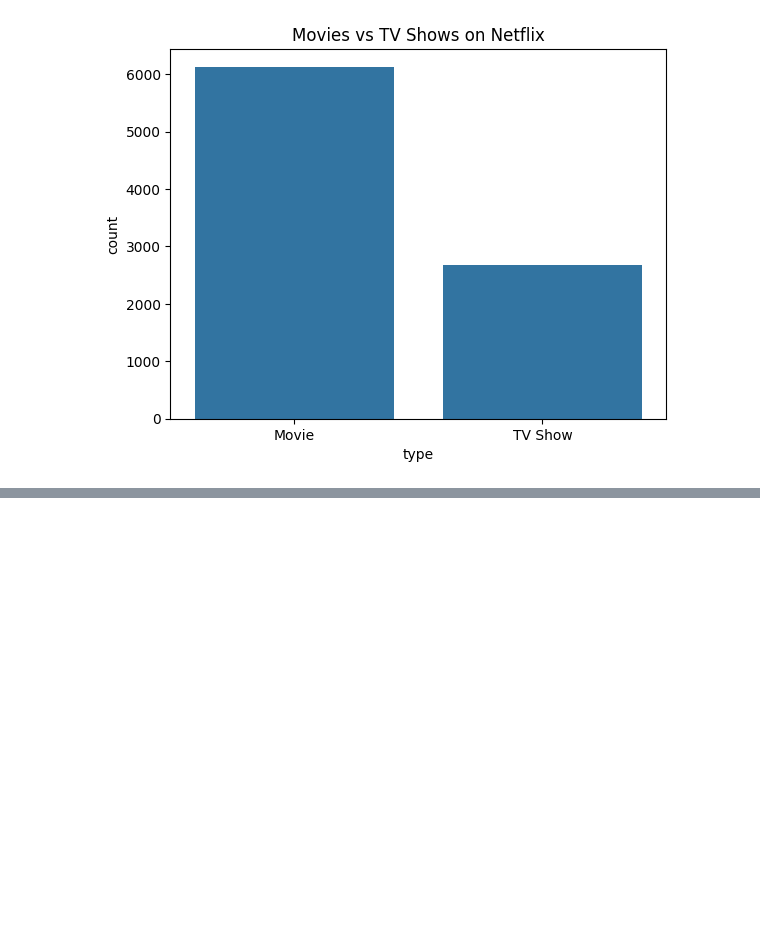
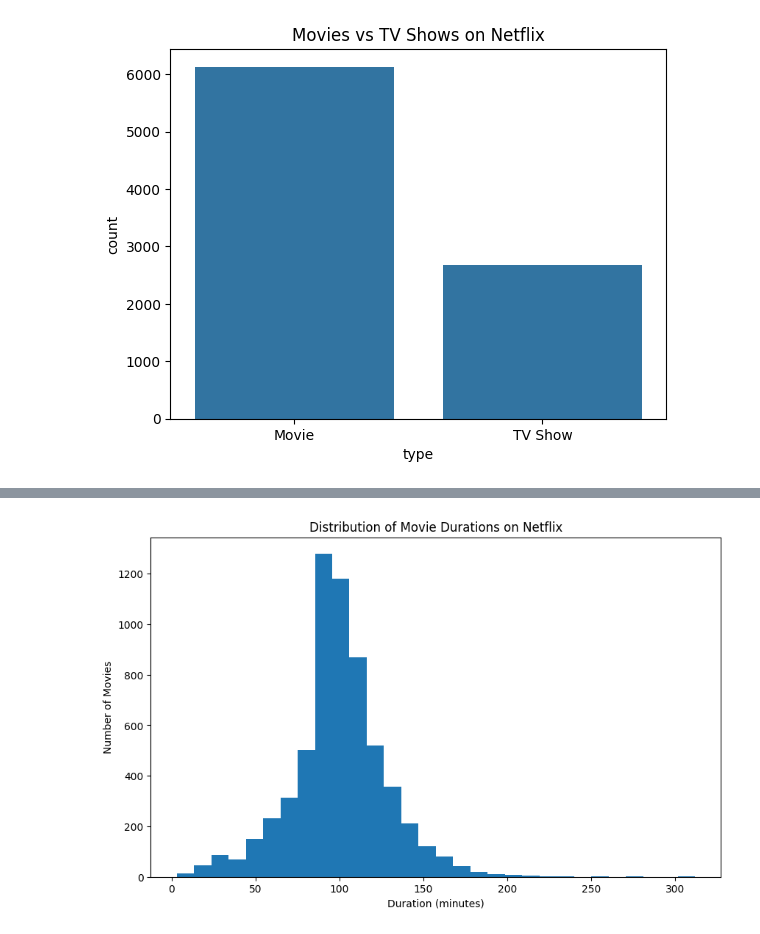
Before and after one commit to MadelinaDeng/Netflix-data-analysis, a Jupyter notebook: notebooks/netflix_analysis.ipynb, the cells around one changed output, grey strips where cells are left out. Saved outputs shown, nothing was run; the diff lists cells and outputs as text; code cells hidden in the pictures; blank space fills up the shorter version.

```diff
--- a/notebooks/netflix_analysis.ipynb
+++ b/notebooks/netflix_analysis.ipynb
@@ -39,0 +129,14 @@ df [ 'release_year'].value_counts().head()
+# %%
+movies= df[df['type'] == 'Movie']
+
+movies['duration'] = movies['duration'].str.replace(' min', '').astype(float)
+
+plt.figure(figsize=(10, 6))
+plt.hist(movies['duration'], bins=30)
+plt.title('Distribution of Movie Durations on Netflix')
+plt.xlabel('Duration (minutes)')
+plt.ylabel('Number of Movies')
+
+plt.show()
+# %% [output]
+[figure, added]
```
Also changed, not shown: parts of 12 cells of this notebook.
